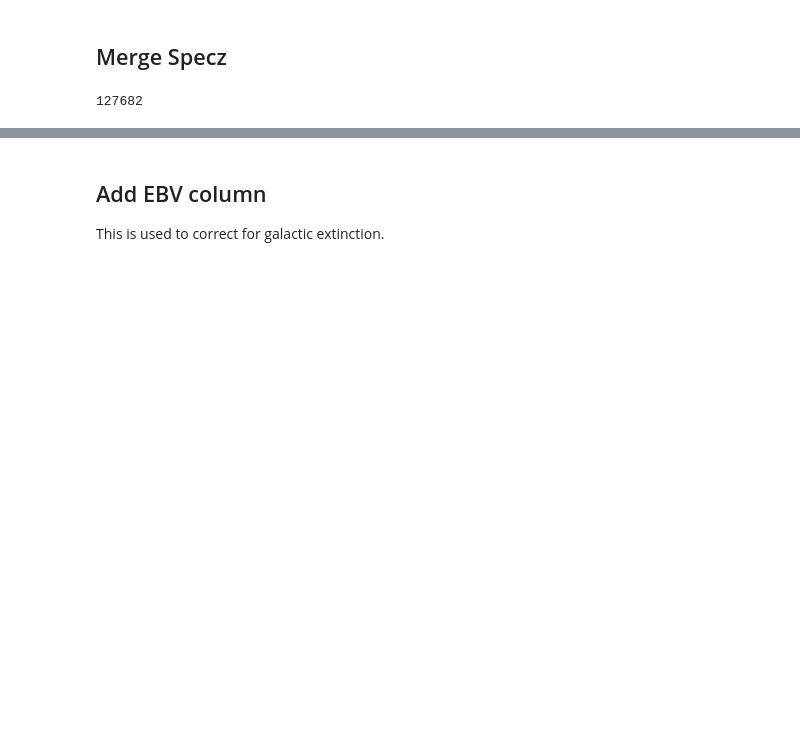
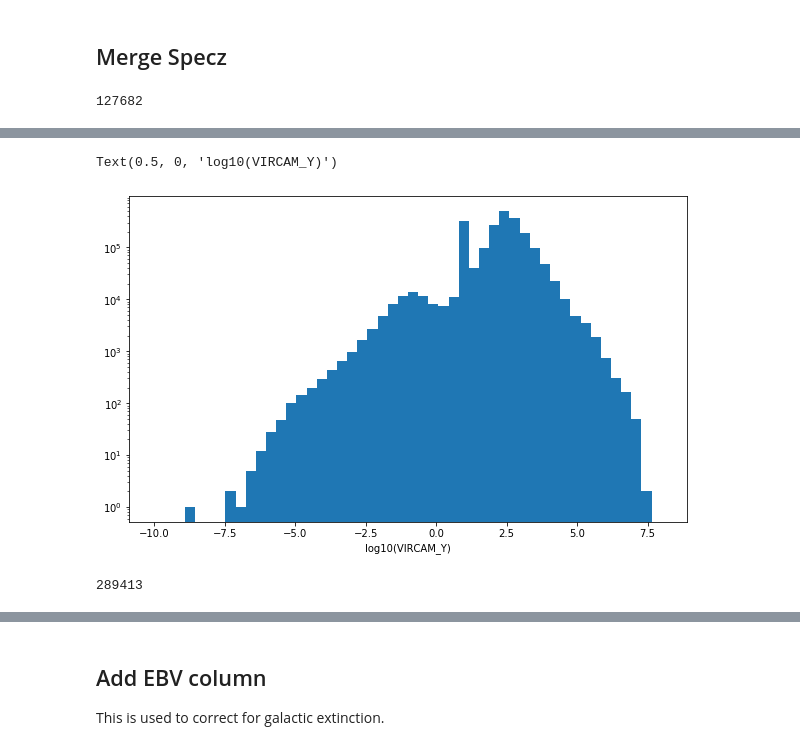
Before and after one commit to lsst-uk/lsst-ir-fusion, a Jupyter notebook: dmu6/dmu6_VIDEO/1_Make_sxds_photoz_input.ipynb, the cells around one changed output, grey strips where cells are left out. Saved outputs shown, nothing was run; the diff lists cells and outputs as text; code cells hidden in the pictures; blank space fills up the shorter version.

```diff
--- a/dmu6/dmu6_VIDEO/1_Make_sxds_photoz_input.ipynb
+++ b/dmu6/dmu6_VIDEO/1_Make_sxds_photoz_input.ipynb
@@ -169 +312,12 @@ plt.hist(cat['hsc_i_flux']/cat['hsc_i_fluxerr'],bins=50,range=[0,30])
+# %%
+plt.hist(np.log10(cat['VIRCAM_Y_m_base_CircularApertureFlux_6_0_flux']),bins=50,range=[-10,8])
+plt.yscale('log')
+plt.xlabel('log10(VIRCAM_Y)')
+# %% [output]
+Text(0.5, 0, 'log10(VIRCAM_Y)')
+[figure, added]
+# %%
+np.sum(cat['VIRCAM_Y_m_base_CircularApertureFlux_6_0_flux']<0)
+# %% [output]
+289413
 # %%
```
Also changed, not shown: parts of 44 cells of this notebook, 7 other files.
